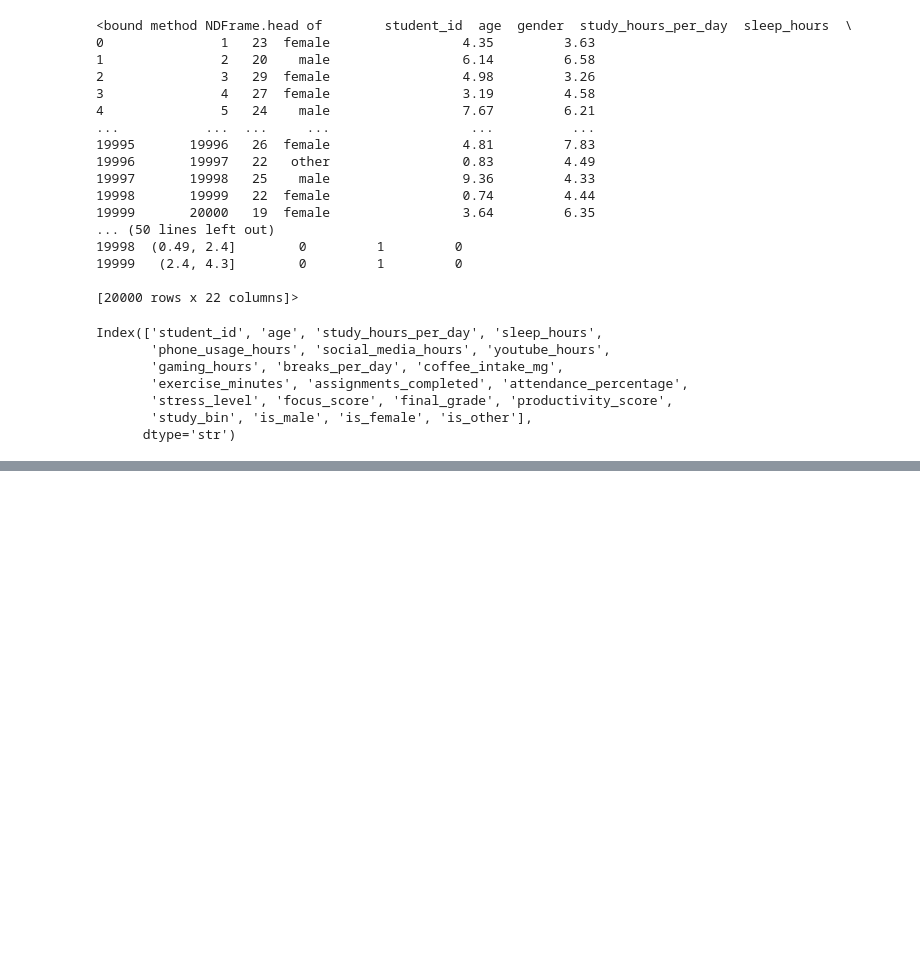
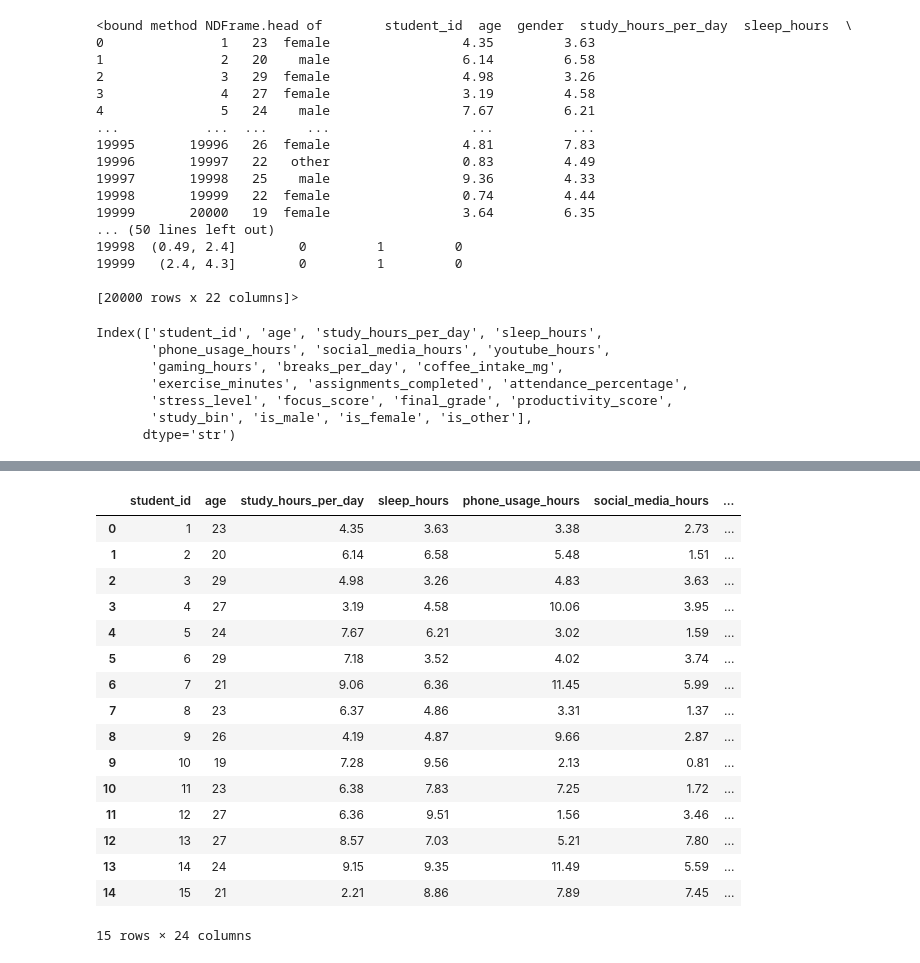
Before and after one commit to tbno9/Sisteme_Inteligente_proiect, a Jupyter notebook: ml_prezicere.ipynb, the cells around one changed output, grey strips where cells are left out. Drawn from its saved outputs; the diff is of its cells as text; code cells hidden in the pictures; blank space fills up the shorter version.

```diff
--- a/ml_prezicere.ipynb
+++ b/ml_prezicere.ipynb
@@ -190,0 +198,8 @@ Index(['student_id', 'age', 'study_hours_per_day', 'sleep_hours',
+# %%
+df["total_screen_time"] =df["gaming_hours"] + df["phone_usage_hours"]
+
+print("=== total_screen_time ===")
+print(df['total_screen_time'].describe())
+print(f"Corelatie cu nota finala: {df['total_screen_time'].corr(df['final_grade']):.4f}")
+
+print(f"Corelatie cu productivitatea: {df['total_screen_time'].corr(df['productivity_score']):.4f}")
@@ -190,0 +242,8 @@ Index(['student_id', 'age', 'study_hours_per_day', 'sleep_hours',
+# %%
+df["study_efficiency"] = df["study_hours_per_day"] / (df["total_screen_time"] + 1)
+
+print("=== study_efficiency ===")
+print(df['study_efficiency'].describe())
+print(f"Corelatie cu nota finala: {df['study_efficiency'].corr(df['final_grade']):.4f}")
+
+print(f"Corelatie cu productivitatea: {df['study_efficiency'].corr(df['productivity_score']):.4f}")
@@ -190,0 +266,8 @@ Index(['student_id', 'age', 'study_hours_per_day', 'sleep_hours',
+# %%
+df["lifestyle_quality"] = df["sleep_hours"] * 0.6 / (df["total_screen_time"] * 0.4)
+
+print("=== lifestyle_quality ===")
+print(df['lifestyle_quality'].describe())
+print(f"Corelatie cu nota finala: {df['lifestyle_quality'].corr(df['final_grade']):.4f}")
+
+print(f"Corelatie cu productivitatea: {df['lifestyle_quality'].corr(df['productivity_score']):.4f}")
@@ -190,0 +287,20 @@ Index(['student_id', 'age', 'study_hours_per_day', 'sleep_hours',
+# %%
+df.head(15)
+# %% [output]
+|  | student_id | age | study_hours_per_day | sleep_hours | phone_usage_hours | social_media_hours | ... |
+| 0 | 1 | 23 | 4.35 | 3.63 | 3.38 | 2.73 | ... |
+| 1 | 2 | 20 | 6.14 | 6.58 | 5.48 | 1.51 | ... |
+| 2 | 3 | 29 | 4.98 | 3.26 | 4.83 | 3.63 | ... |
+| 3 | 4 | 27 | 3.19 | 4.58 | 10.06 | 3.95 | ... |
+| 4 | 5 | 24 | 7.67 | 6.21 | 3.02 | 1.59 | ... |
+| 5 | 6 | 29 | 7.18 | 3.52 | 4.02 | 3.74 | ... |
+| 6 | 7 | 21 | 9.06 | 6.36 | 11.45 | 5.99 | ... |
+| 7 | 8 | 23 | 6.37 | 4.86 | 3.31 | 1.37 | ... |
+| 8 | 9 | 26 | 4.19 | 4.87 | 9.66 | 2.87 | ... |
+| 9 | 10 | 19 | 7.28 | 9.56 | 2.13 | 0.81 | ... |
+| 10 | 11 | 23 | 6.38 | 7.83 | 7.25 | 1.72 | ... |
+| 11 | 12 | 27 | 6.36 | 9.51 | 1.56 | 3.46 | ... |
+| 12 | 13 | 27 | 8.57 | 7.03 | 5.21 | 7.80 | ... |
+| 13 | 14 | 24 | 9.15 | 9.35 | 11.49 | 5.59 | ... |
+| 14 | 15 | 21 | 2.21 | 8.86 | 7.89 | 7.45 | ... |
+15 rows × 24 columns
```
Also changed, not shown: parts of 10 cells of this notebook.
